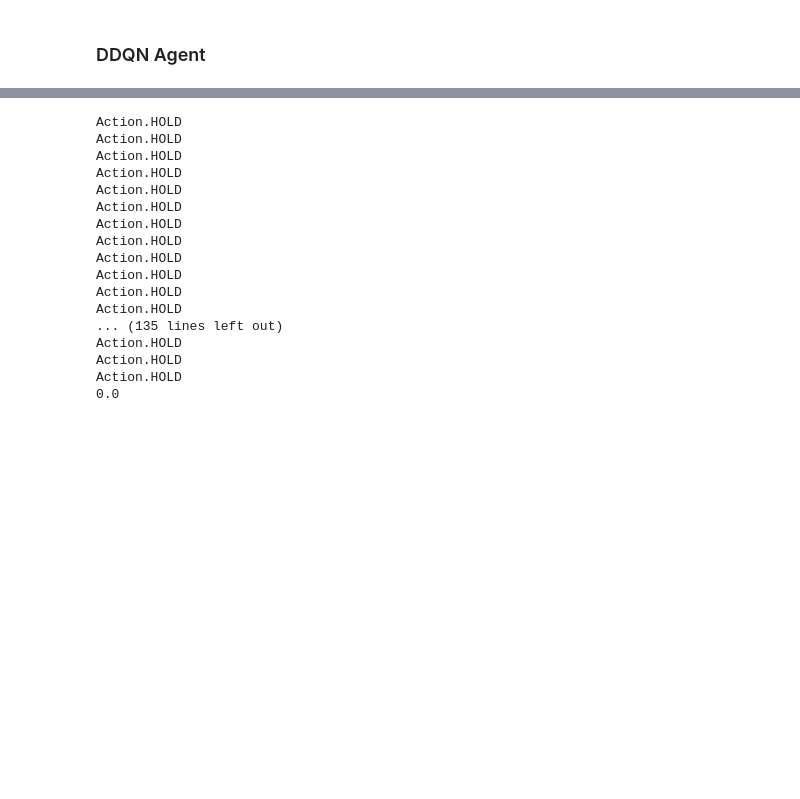
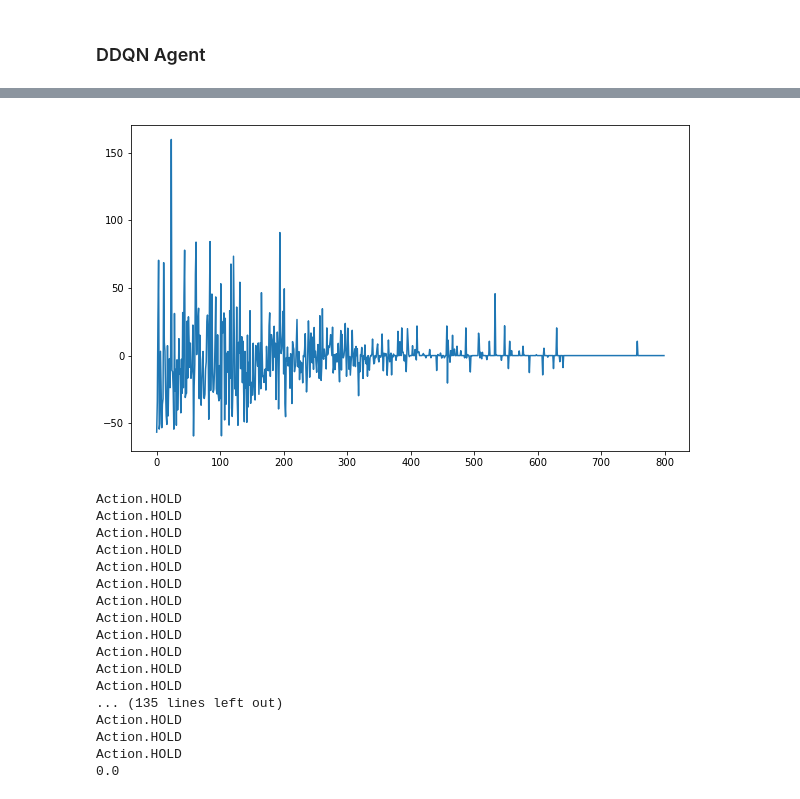
Before and after one commit to GradientTrader/simulator, a Jupyter notebook: crypto_trader.ipynb, the cells around one changed output, grey strips where cells are left out. Drawn from its saved outputs; the diff is of its cells as text; code cells hidden in the pictures; blank space fills up the shorter version.

Commit message:
Add method to plot accumulated reward

```diff
--- a/crypto_trader.ipynb
+++ b/crypto_trader.ipynb
@@ -61,6 +63,10 @@ episode: 797/800, returns: 0.0, epsilon: 0.00034
 episode: 798/800, returns: 0.0, epsilon: 0.00033
 episode: 799/800, returns: 0.0, epsilon: 0.00033
 episode: 800/800, returns: 0.0, epsilon: 0.00033
+# %%
+eth_agent.plot_cum_returns()
+# %% [output]
+[figure, added]
 # %%
 eth_agent.test(epsilon=0)
 # %% [output]
```
Also changed, not shown: parts of 2 cells of this notebook, 1 other file.
